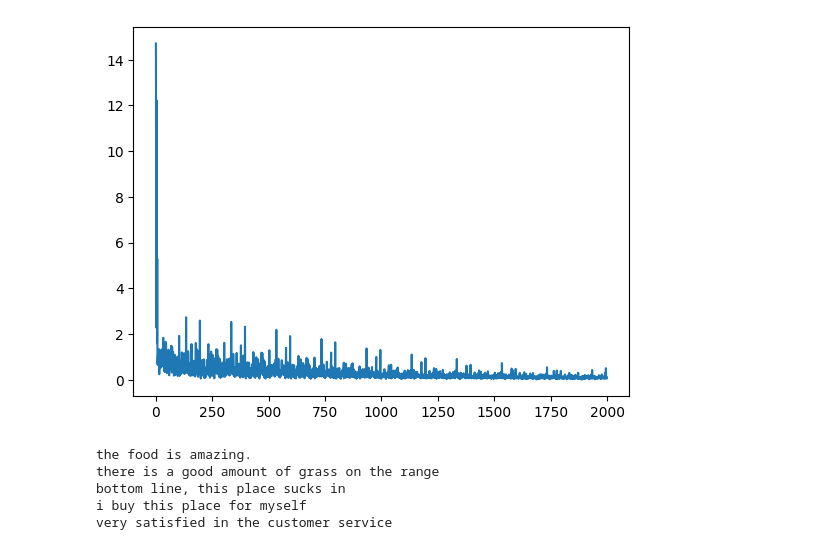
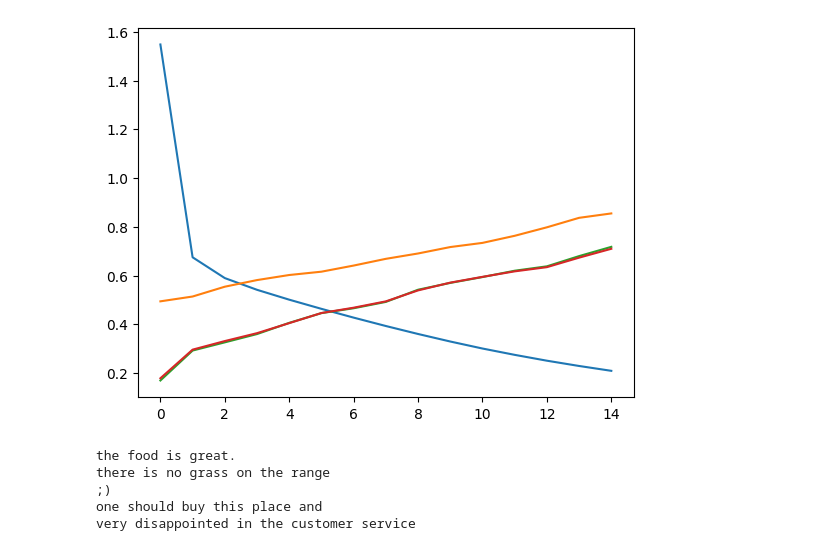
Before and after one commit to dominuszagare/RL_style_transfer, a Jupyter notebook: DualRLStyleTransfer/fine_tune_two_t5_models.ipynb, the cells around one changed output. Drawn from its saved outputs; the diff is of its cells as text; code cells hidden in the pictures.

```diff
--- a/DualRLStyleTransfer/fine_tune_two_t5_models.ipynb
+++ b/DualRLStyleTransfer/fine_tune_two_t5_models.ipynb
@@ -132,6 +225,7 @@ epoch 9
 # %%
 #plot training results
-plt.plot(model_pos_to_neg_traning_results)
+plt.plot([x[0] for x in model_pos_to_neg_traning_results])
+plt.plot([x[1] for x in model_pos_to_neg_traning_results])
 plt.show()
 #demostrate model positive to negative performance on test data
 test_data_pos_to_neg = [
@@ -148,4 +242,11 @@ encoding_pos_to_neg = tokenizer(test_data_pos_to_neg,padding="longest",max_lengt
 outputs = model_pos_to_neg.generate(input_ids=encoding_pos_to_neg.input_ids, attention_mask=encoding_pos_to_neg.attention_mask, max_length=150, num_beams=5, early_stopping=True)
 for output in outputs:
     print(tokenizer.decode(output, skip_special_tokens=True))
+
+#save data
+file_save_traning_data = open("./DualRLStyleTransfer/models/pos_to_neg_traning_data_"+str(epochs)+".csv", "w")
+file_save_traning_data.write("loss;bleu_score;sentiment_acc;sentiment_score\n")
+for x in model_pos_to_neg_traning_results:
+    file_save_traning_data.write(str(x[0])+";"+str(x[1][0])+";"+str(x[1][1])+";"+str(x[1][2])+"\n")
+file_save_traning_data.close()
 # %% [output]
@@ -161,22 +307,32 @@ the homemade tomato soup with asiago cheese was bad as well
 # %%
 #train negative to positive model
-optimizer = torch.optim.Adam(model_neg_to_pos.parameters(), lr=5e-5)
+optimizer = torch.optim.Adam(model_neg_to_pos.parameters(), lr=learning_rate)
 model_neg_to_pos_traning_results = []
+train_start_time = time.time()
 for epoch in range(0,epochs):
-    print("epoch", epoch)
+    avrage_loss = 0
     for i in range(0,len(train_negative_to_positive_dataX),batch_size):
         input_ids, attention_mask = encoding_neg_to_pos.input_ids[i:i+batch_size], encoding_neg_to_pos.attention_mask[i:i+batch_size]
         labels = target_encoding_neg_to_pos.input_ids[i:i+batch_size]
 
         loss = model_neg_to_pos(input_ids=input_ids, attention_mask=attention_mask, labels=labels)
+        avrage_loss += loss.loss.item()
+
         loss.loss.backward()
         optimizer.step()
         optimizer.zero_grad()
-        if i % 10 == 0:
+
+        #if i % 10 == 0:
 
             #input_string = tokenizer.decode(input_ids[0], skip_special_tokens=True)
             #target_string = tokenizer.decode(labels[0], skip_special_tokens=True)
             #output_string = tokenizer.decode(model_neg_to_pos.generate(input_ids=input_ids[0], attention_mask=attention_mask[0], max_length=150, num_beams=5, early_stopping=True)[0], skip_special_tokens=True)
             #print("loss", loss.loss.item(), "input", input_string, "-->", target_string)
-            model_neg_to_pos_traning_results.append(loss.loss.item())
+            #model_neg_to_pos_traning_results.append(loss.loss.item())
+
+    print("epoch", epoch, "loss", avrage_loss / len(train_negative_to_positive_dataX))
+    model_neg_to_pos_traning_results.append((avrage_loss/len(train_negative_to_positive_dataX),BELU_evaluate_model(model_neg_to_pos, encoding_neg_data, neg_data_refs, target_sentiment='POSITIVE')))
+
+train_end_time = time.time()
+log_traning_reslts_file.write("train_negative_to_positive_dataX time: "+str(train_end_time - train_start_time)+"\n")
 # %% [output]
@@ -193,23 +357,31 @@ epoch 9
 # %%
 #plot training results
-plt.plot(model_neg_to_pos_traning_results)
+plt.plot([x[0] for x in model_neg_to_pos_traning_results])
+plt.plot([x[1] for x in model_neg_to_pos_traning_results])
 plt.show()
 #demostrate model negative to positive performance on test data
 test_data_neg_to_pos = [
     "I hate this place. The food is terrible.",
     "there is no grass on the range",
     "bottom line , this place sucks",
     "someone should buy this place and turn it into what it should be",
     "very disappointed in the customer service",
 ]
 encoding_neg_to_pos = tokenizer(test_data_neg_to_pos,padding="longest",max_length=150,truncation=True,return_tensors="pt",).to('cuda')
 outputs = model_neg_to_pos.generate(input_ids=encoding_neg_to_pos.input_ids, attention_mask=encoding_neg_to_pos.attention_mask, max_length=150, num_beams=5, early_stopping=True)
 for output in outputs:
     print(tokenizer.decode(output, skip_special_tokens=True))
+
+#save data
+file_save_traning_data = open("./DualRLStyleTransfer/models/neg_to_positive_traning_data_"+str(epochs)+".csv", "w")
+file_save_traning_data.write("loss;bleu_score;sentiment_acc;sentiment_score\n")
+for x in model_neg_to_pos_traning_results:
+    file_save_traning_data.write(str(x[0])+";"+str(x[1][0])+";"+str(x[1][1])+";"+str(x[1][2])+"\n")
+file_save_traning_data.close()
 # %% [output]
-[figure, old version]
+[figure, new version]
-the food is amazing.
-there is a good amount of grass on the range
-bottom line, this place sucks in
-i buy this place for myself
-very satisfied in the customer service
+the food is great.
+there is no grass on the range
+;)
+one should buy this place and
+very disappointed in the customer service
```
Also changed, not shown: parts of 19 cells of this notebook, 8 other files.
